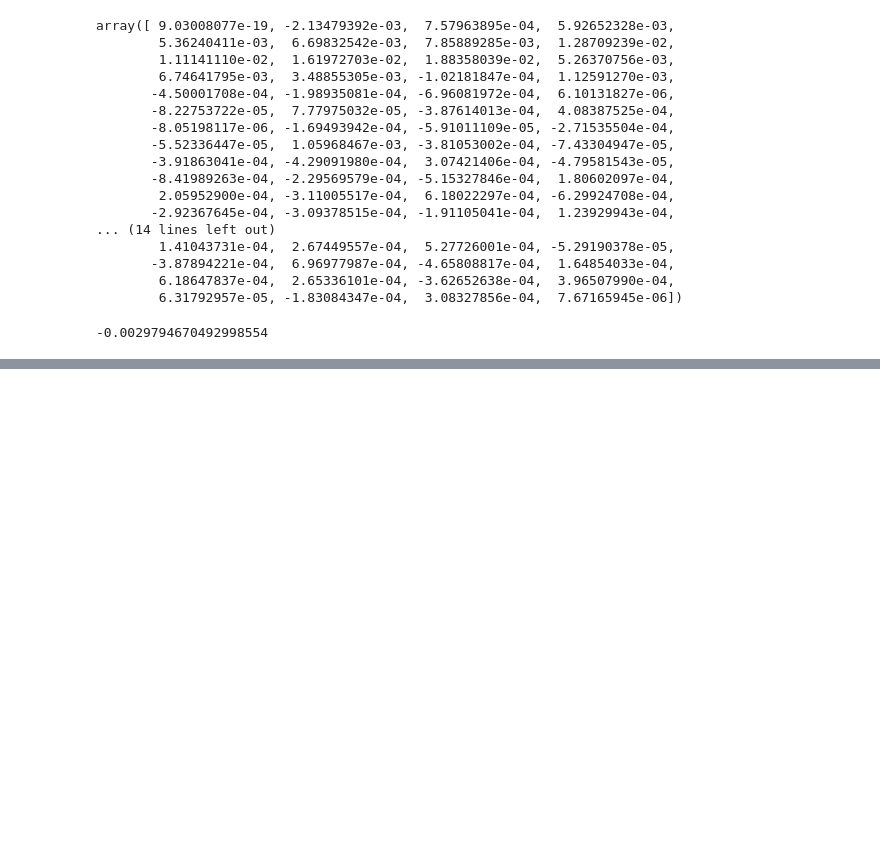
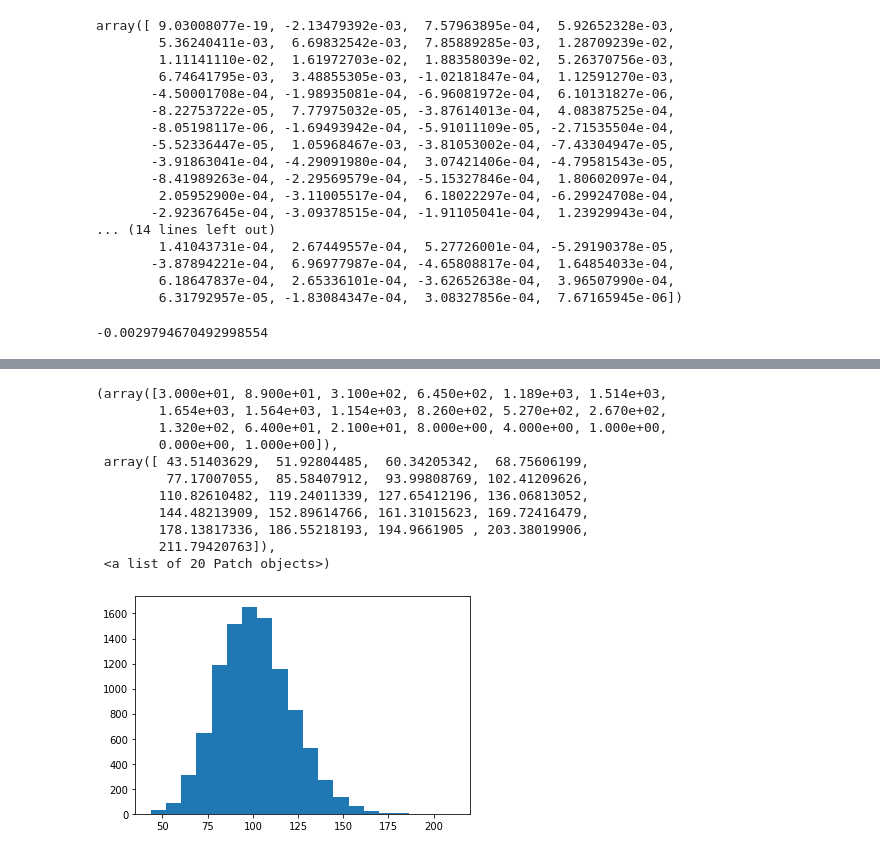
Before and after one commit to vfrantc/covidpa, a Jupyter notebook: eda_covid_simulation.ipynb, the cells around one changed output, grey strips where cells are left out. Cells and saved outputs as stored; diff of their text form; code cells hidden in the pictures; blank space fills up the shorter version.

```diff
--- a/eda_covid_simulation.ipynb
+++ b/eda_covid_simulation.ipynb
@@ -310,0 +351,15 @@ model.intercept_
+# %%
+plt.hist(x**2, bins=20)
+# %% [output]
+(array([3.000e+01, 8.900e+01, 3.100e+02, 6.450e+02, 1.189e+03, 1.514e+03,
+        1.654e+03, 1.564e+03, 1.154e+03, 8.260e+02, 5.270e+02, 2.670e+02,
+        1.320e+02, 6.400e+01, 2.100e+01, 8.000e+00, 4.000e+00, 1.000e+00,
+        0.000e+00, 1.000e+00]),
+ array([ 43.51403629,  51.92804485,  60.34205342,  68.75606199,
+         77.17007055,  85.58407912,  93.99808769, 102.41209626,
+        110.82610482, 119.24011339, 127.65412196, 136.06813052,
+        144.48213909, 152.89614766, 161.31015623, 169.72416479,
+        178.13817336, 186.55218193, 194.9661905 , 203.38019906,
+        211.79420763]),
+ <a list of 20 Patch objects>)
+[figure, added]
```
Also changed, not shown: parts of 9 cells of this notebook.
